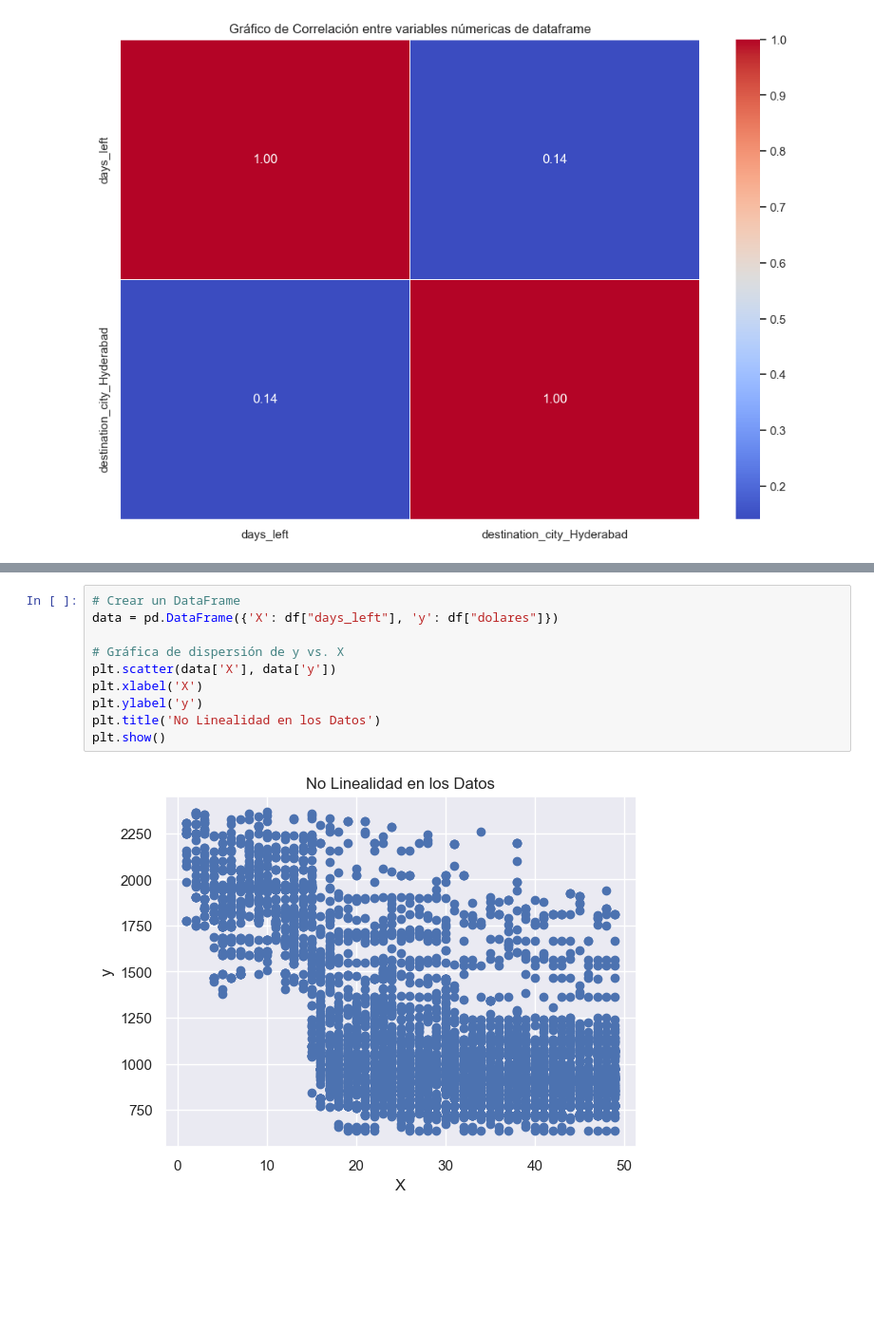
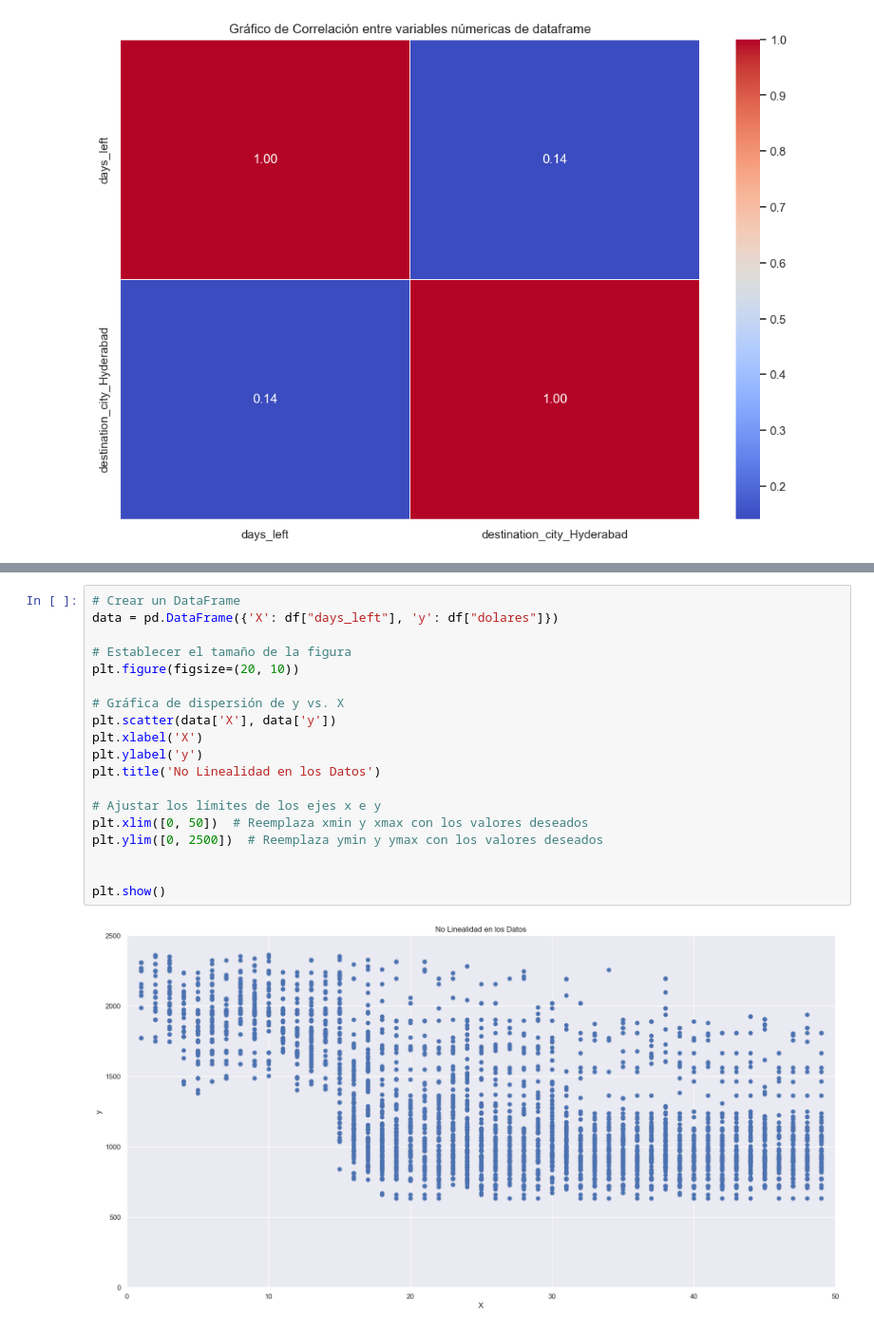
Before and after one commit to td2USA-20232/grupo3, a Jupyter notebook: Descripción data.ipynb, the cells around one changed output, grey strips where cells are left out. Shown at 95% size. Cells and saved outputs as stored; diff of their text form; blank space fills up the shorter version.

```diff
--- a/Descripción data.ipynb
+++ b/Descripción data.ipynb
@@ -1258,13 +1310,22 @@ plt.show()
 # %%
 # Crear un DataFrame
 data = pd.DataFrame({'X': df["days_left"], 'y': df["dolares"]})
+
+# Establecer el tamaño de la figura
+plt.figure(figsize=(20, 10))
 
 # Gráfica de dispersión de y vs. X
 plt.scatter(data['X'], data['y'])
 plt.xlabel('X')
 plt.ylabel('y')
 plt.title('No Linealidad en los Datos')
+
+# Ajustar los límites de los ejes x e y
+plt.xlim([0, 50])  # Reemplaza xmin y xmax con los valores deseados
+plt.ylim([0, 2500])  # Reemplaza ymin y ymax con los valores deseados
+
+
 plt.show()
 # %% [output]
-[figure, old version]
+[figure, new version]
 # %%
```
Also changed, not shown: parts of 23 cells of this notebook.
